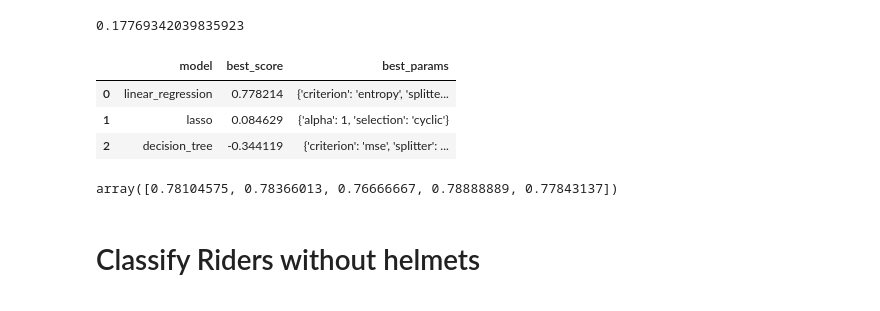
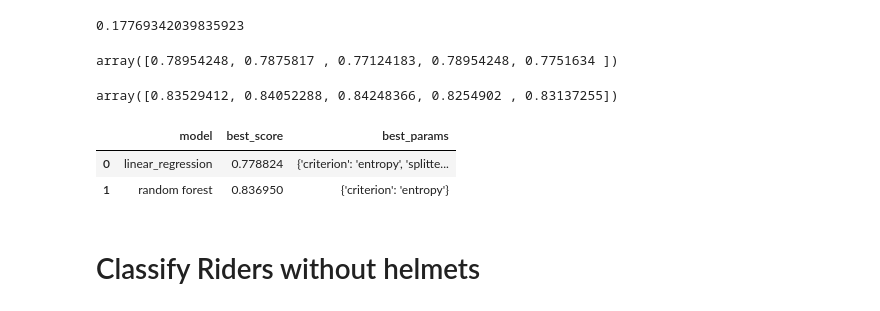
Before and after one commit to Suvodeep-Das/Diamond-Pricing-Model, a Jupyter notebook: MachineGeeks.ipynb, the cells around one changed output. Drawn from its saved outputs; the diff is of its cells as text; code cells hidden in the pictures.

```diff
--- a/MachineGeeks.ipynb
+++ b/MachineGeeks.ipynb
@@ -668,62 +668,61 @@ lr_clf.fit(X1_train,y1_train)
 lr_clf.score(X1_test,y1_test)
 # %% [output]
 0.17769342039835923
+# %%
+from sklearn.model_selection import ShuffleSplit
+from sklearn.model_selection import cross_val_score
+
+cv = ShuffleSplit(n_splits=5, test_size=0.2, random_state=0)
+
+cross_val_score(DecisionTreeClassifier(), X1, y1, cv=cv)
+# %% [output]
+array([0.78954248, 0.7875817 , 0.77124183, 0.78954248, 0.7751634 ])
+# %%
+cv = ShuffleSplit(n_splits=5, test_size=0.2, random_state=0)
+
+cross_val_score(RandomForestClassifier(), X1, y1, cv=cv)
+# %% [output]
+array([0.83529412, 0.84052288, 0.84248366, 0.8254902 , 0.83137255])
 # %%
 from sklearn.model_selection import GridSearchCV
 from sklearn.model_selection import ShuffleSplit
 from sklearn.model_selection import cross_val_score
-from sklearn.linear_model import Lasso
-from sklearn.tree import DecisionTreeRegressor
 
 def find_best_model_using_gridsearchcv(X,y):
     algos = {
         'linear_regression' : {
             'model': DecisionTreeClassifier(),
             'params': {
                 'criterion':['gini', 'entropy'],
                 'splitter':['best', 'random']
             }
         },
-        'lasso': {
-            'model': Lasso(),
+        'random forest': {
+            'model': RandomForestClassifier(),
             'params': {
-                'alpha': [1,2],
-                'selection': ['random', 'cyclic']
+                'criterion' : ["gini", "entropy"]
             }
         },
-        'decision_tree': {
-            'model': DecisionTreeRegressor(),
-            'params': {
-                'criterion' : ['mse','friedman_mse'],
-                'splitter': ['best','random']
-            }
-        }
+
     }
     scores = []
     cv = ShuffleSplit(n_splits=5, test_size=0.3, random_state=0)
     for algo_name, config in algos.items():
         gs =  GridSearchCV(config['model'], config['params'], cv=cv, return_train_score=False)
         gs.fit(X1,y1)
         scores.append({
             'model': algo_name,
             'best_score': gs.best_score_,
             'best_params': gs.best_params_
         })
 
     return pd.DataFrame(scores,columns=['model','best_score','best_params'])
 
 find_best_model_using_gridsearchcv(X1,y1)
 # %% [output]
 |  | model | best_score | best_params |
-| 0 | linear_regression | 0.778214 | {'criterion': 'entropy', 'splitte... |
-| 1 | lasso | 0.084629 | {'alpha': 1, 'selection': 'cyclic'} |
-| 2 | decision_tree | -0.344119 | {'criterion': 'mse', 'splitter': ... |
+| 0 | linear_regression | 0.778824 | {'criterion': 'entropy', 'splitte... |
+| 1 | random forest | 0.836950 | {'criterion': 'entropy'} |
-# %%
-cv = ShuffleSplit(n_splits=5, test_size=0.2, random_state=0)
-
-cross_val_score(DecisionTreeClassifier(), X1, y1, cv=cv)
-# %% [output]
-array([0.78104575, 0.78366013, 0.76666667, 0.78888889, 0.77843137])
 # %% [markdown]
 # Classify Riders without helmets
 # %%
```
